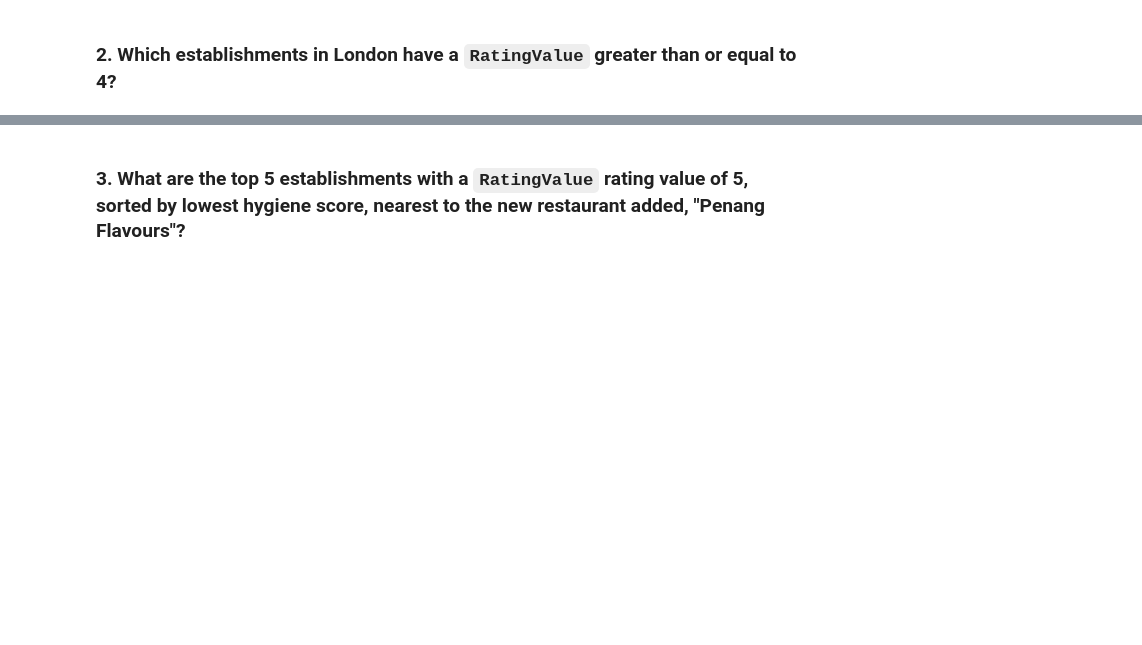
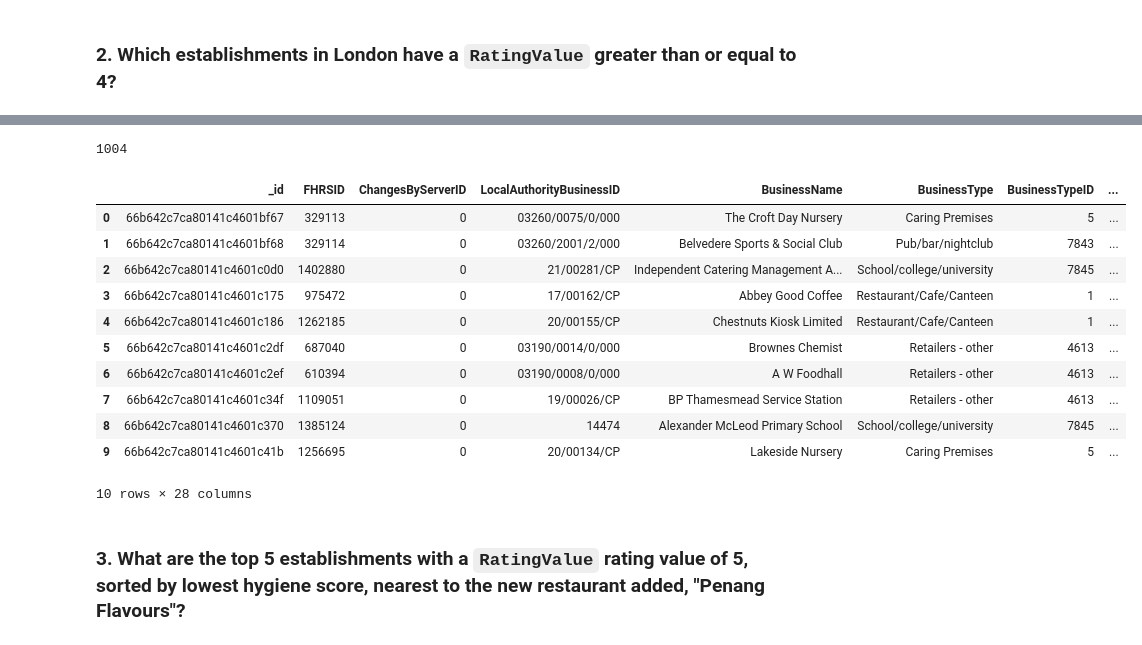
Before and after one commit to fincherc/nosql-challenge, a Jupyter notebook: Starter_Code/NoSQL_analysis_starter.ipynb, the cells around one changed output, grey strips where cells are left out. Saved outputs shown, nothing was run; the diff lists cells and outputs as text; code cells hidden in the pictures; blank space fills up the shorter version.

```diff
--- a/Starter_Code/NoSQL_analysis_starter.ipynb
+++ b/Starter_Code/NoSQL_analysis_starter.ipynb
@@ -86,8 +86,11 @@ hygiene_df.head(10)
 ### 2. Which establishments in London have a `RatingValue` greater than or equal to 4?
 # %%
 # Find the establishments with London as the Local Authority and has a RatingValue greater than or equal to 4.
-query =
+query = {"AddressLine3": "London", "RatingValue": {'$gte' : 4}}
 
 # Use count_documents to display the number of documents in the result
+pprint(establishments.count_documents(query))
+london_rating_result = establishments.find(query)
 
 # Display the first document in the results using pprint
+pprint(london_rating_result[0])
@@ -94,9 +115,26 @@ query =
 # %%
 # Convert the result to a Pandas DataFrame
+london_rating_df = pd.DataFrame(list(london_rating_result))
 
 # Display the number of rows in the DataFrame
+print(london_rating_df.shape[0])
 
 # Display the first 10 rows of the DataFrame
+london_rating_df.head(10)
+# %% [output]
+1004
+|  | _id | FHRSID | ChangesByServerID | LocalAuthorityBusinessID | BusinessName | BusinessType | BusinessTypeID | ... |
+| 0 | 66b642c7ca80141c4601bf67 | 329113 | 0 | 03260/0075/0/000 | The Croft Day Nursery | Caring Premises | 5 | ... |
+| 1 | 66b642c7ca80141c4601bf68 | 329114 | 0 | 03260/2001/2/000 | Belvedere Sports & Social Club | Pub/bar/nightclub | 7843 | ... |
+| 2 | 66b642c7ca80141c4601c0d0 | 1402880 | 0 | 21/00281/CP | Independent Catering Management A... | School/college/university | 7845 | ... |
+| 3 | 66b642c7ca80141c4601c175 | 975472 | 0 | 17/00162/CP | Abbey Good Coffee | Restaurant/Cafe/Canteen | 1 | ... |
+| 4 | 66b642c7ca80141c4601c186 | 1262185 | 0 | 20/00155/CP | Chestnuts Kiosk Limited | Restaurant/Cafe/Canteen | 1 | ... |
+| 5 | 66b642c7ca80141c4601c2df | 687040 | 0 | 03190/0014/0/000 | Brownes Chemist | Retailers - other | 4613 | ... |
+| 6 | 66b642c7ca80141c4601c2ef | 610394 | 0 | 03190/0008/0/000 | A W Foodhall | Retailers - other | 4613 | ... |
+| 7 | 66b642c7ca80141c4601c34f | 1109051 | 0 | 19/00026/CP | BP Thamesmead Service Station | Retailers - other | 4613 | ... |
+| 8 | 66b642c7ca80141c4601c370 | 1385124 | 0 | 14474 | Alexander McLeod Primary School | School/college/university | 7845 | ... |
+| 9 | 66b642c7ca80141c4601c41b | 1256695 | 0 | 20/00134/CP | Lakeside Nursery | Caring Premises | 5 | ... |
+10 rows × 28 columns
 # %% [markdown]
 ### 3. What are the top 5 establishments with a `RatingValue` rating value of 5, sorted by lowest hygiene score, nearest to the new restaurant added, "Penang Flavours"?
 # %%
```
Also changed, not shown: parts of 1 cell of this notebook.
